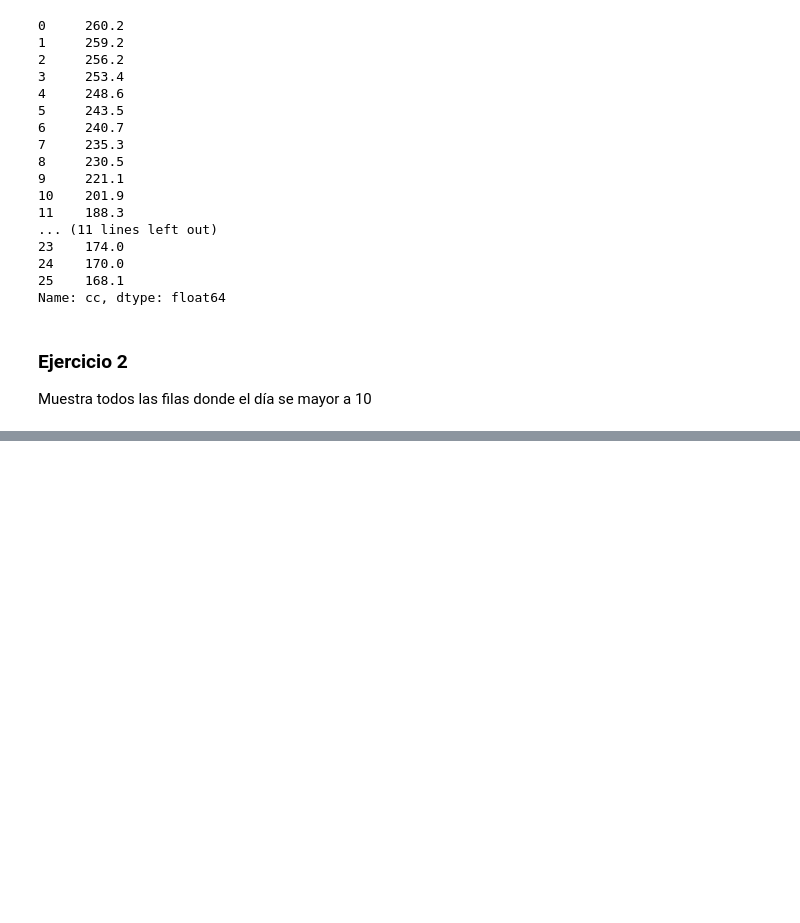
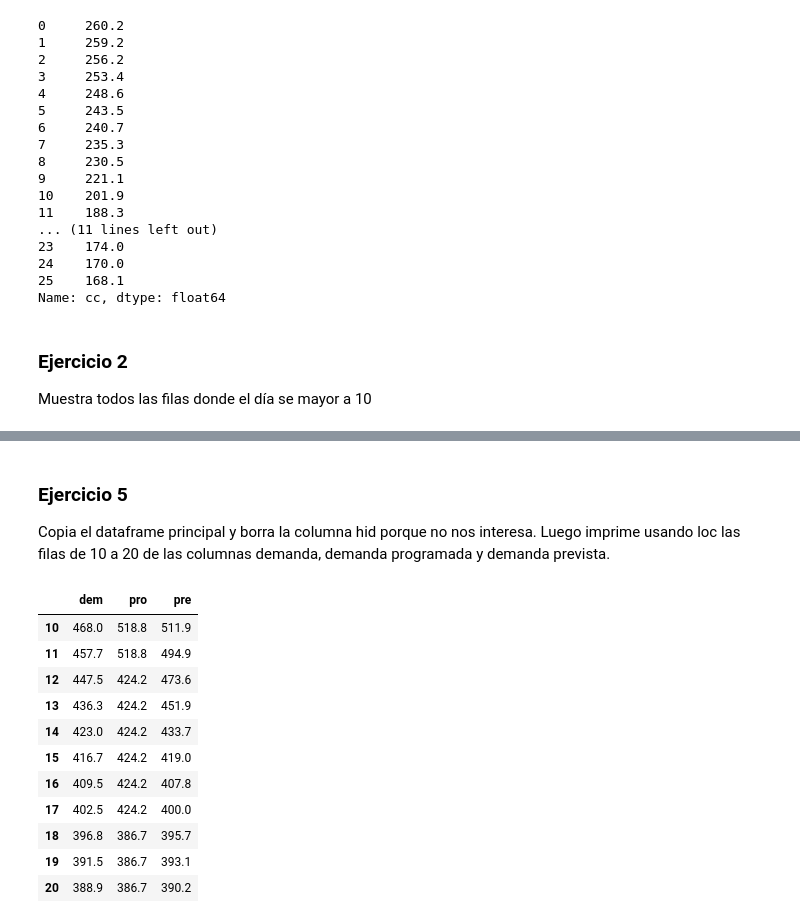
Before and after one commit to Samuelmm15/Python_Curso, a Jupyter notebook: Entrega_3/ejercicio_entrega_3.ipynb, the cells around one changed output, grey strips where cells are left out. Cells and saved outputs as stored; diff of their text form; code cells hidden in the pictures; blank space fills up the shorter version.

```diff
--- a/Entrega_3/ejercicio_entrega_3.ipynb
+++ b/Entrega_3/ejercicio_entrega_3.ipynb
@@ -123,0 +172,23 @@ Muestra todos las filas donde el día se mayor a 10
+# %% [markdown]
+### Ejercicio 5
+Copia el dataframe principal y borra la columna hid porque no nos interesa. Luego imprime usando loc las filas de 10 a 20 de las columnas demanda, demanda programada y demanda prevista.
+# %%
+# Ejercicio 5
+data_copy = data.copy()
+
+del data_copy['hid']
+
+data_copy.loc[10:20,['dem','pro','pre']]
+# %% [output]
+|  | dem | pro | pre |
+| 10 | 468.0 | 518.8 | 511.9 |
+| 11 | 457.7 | 518.8 | 494.9 |
+| 12 | 447.5 | 424.2 | 473.6 |
+| 13 | 436.3 | 424.2 | 451.9 |
+| 14 | 423.0 | 424.2 | 433.7 |
+| 15 | 416.7 | 424.2 | 419.0 |
+| 16 | 409.5 | 424.2 | 407.8 |
+| 17 | 402.5 | 424.2 | 400.0 |
+| 18 | 396.8 | 386.7 | 395.7 |
+| 19 | 391.5 | 386.7 | 393.1 |
+| 20 | 388.9 | 386.7 | 390.2 |
```
Also changed, not shown: parts of 8 cells of this notebook.
